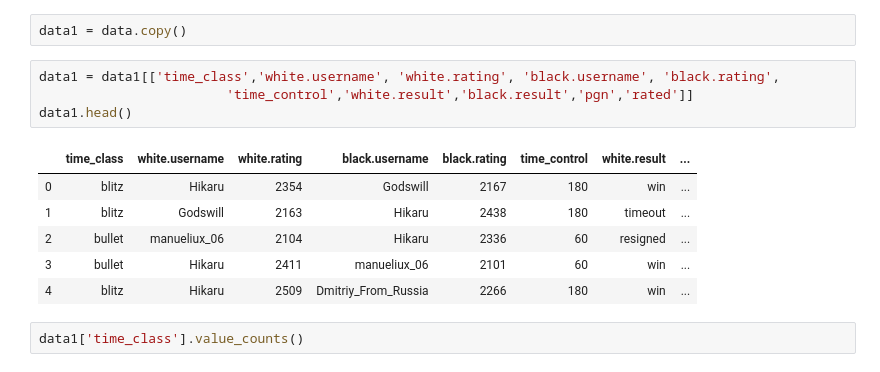
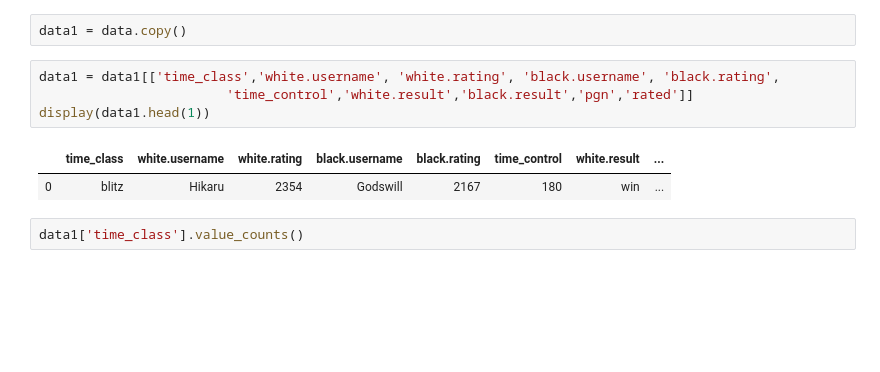
Before and after one commit to ta-datapt-bcn/project-web, a Jupyter notebook: Chess Dataset.ipynb, the cells around one changed output. Saved outputs shown, nothing was run; the diff lists cells and outputs as text; blank space fills up the shorter version.

```diff
--- a/Chess Dataset.ipynb
+++ b/Chess Dataset.ipynb
@@ -177,14 +199,10 @@ data1 = data.copy()
 # %%
 data1 = data1[['time_class','white.username', 'white.rating', 'black.username', 'black.rating',
                         'time_control','white.result','black.result','pgn','rated']]
-data1.head()
+display(data1.head(1))
 # %% [output]
 |  | time_class | white.username | white.rating | black.username | black.rating | time_control | white.result | ... |
 | 0 | blitz | Hikaru | 2354 | Godswill | 2167 | 180 | win | ... |
-| 1 | blitz | Godswill | 2163 | Hikaru | 2438 | 180 | timeout | ... |
-| 2 | bullet | manueliux_06 | 2104 | Hikaru | 2336 | 60 | resigned | ... |
-| 3 | bullet | Hikaru | 2411 | manueliux_06 | 2101 | 60 | win | ... |
-| 4 | blitz | Hikaru | 2509 | Dmitriy_From_Russia | 2266 | 180 | win | ... |
 # %%
 data1['time_class'].value_counts()
 # %% [output]
```
Also changed, not shown: parts of 9 cells of this notebook.
